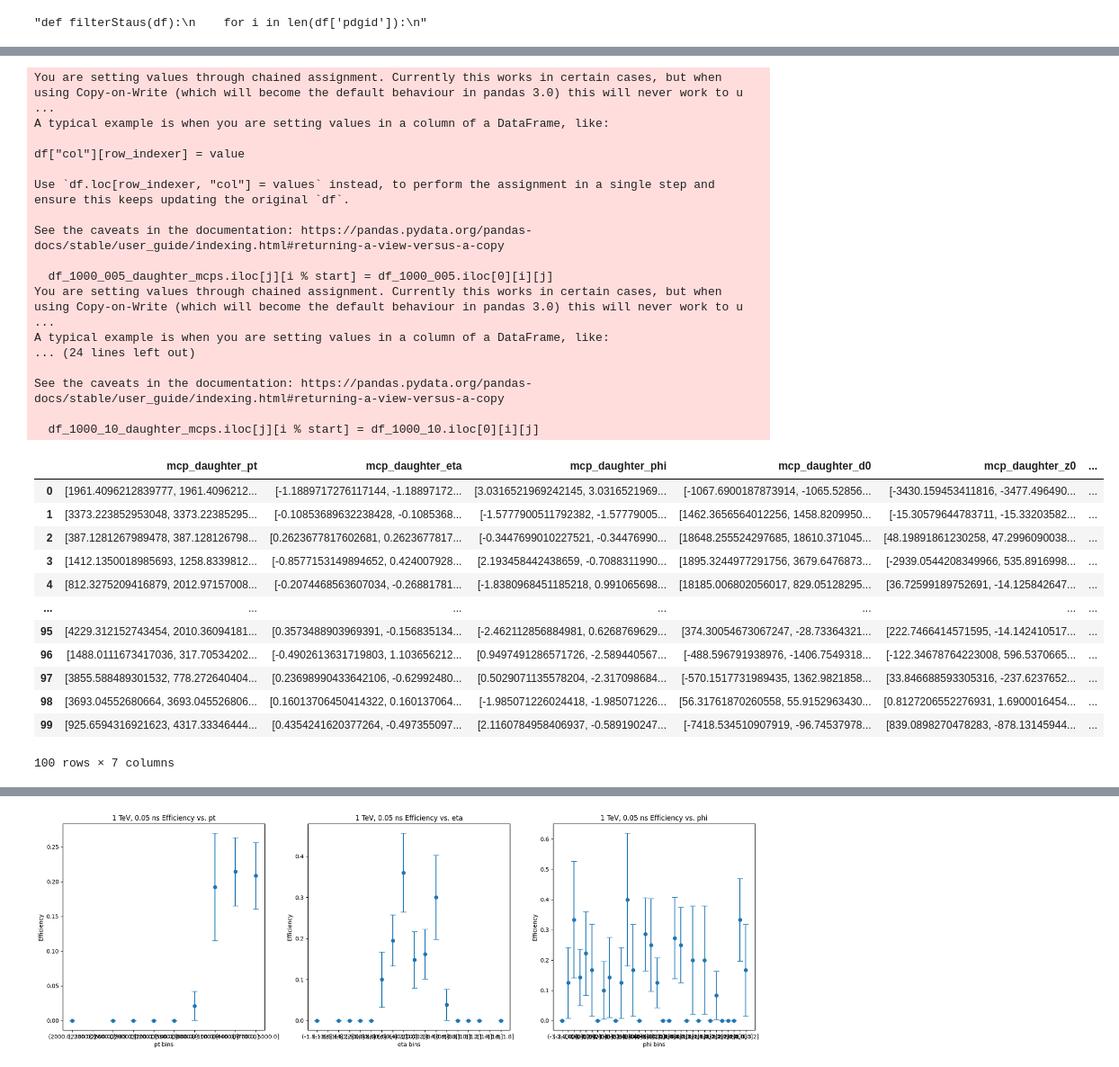
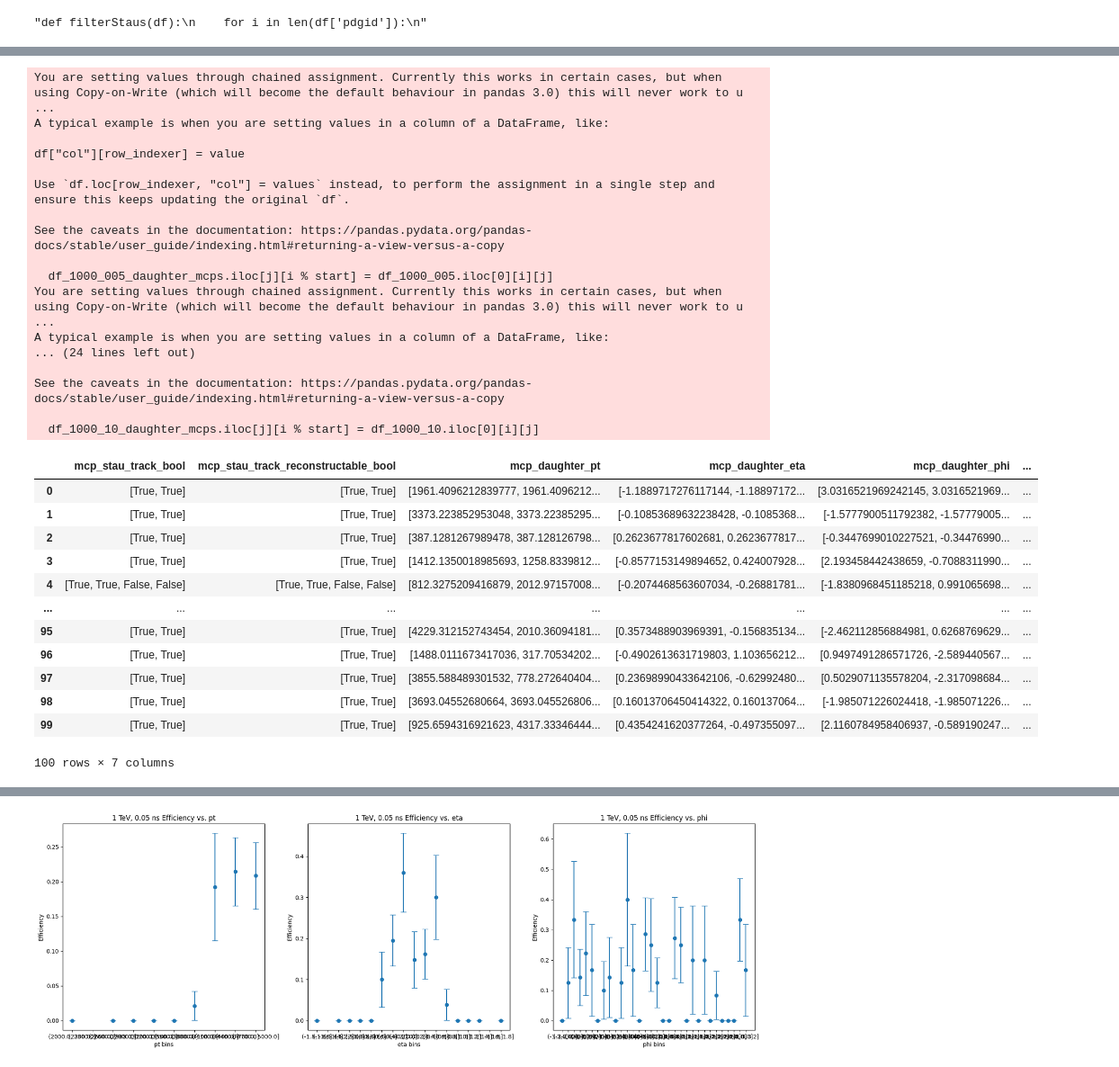
Before and after one commit to kdp-lab/MarkLLPCode, a Jupyter notebook: reco/reco_json_analyzer.ipynb, the cells around one changed output, grey strips where cells are left out. Shown: that part at 90% size. Drawn from its saved outputs; the diff is of its cells as text; code cells hidden in the pictures.

```diff
--- a/reco/reco_json_analyzer.ipynb
+++ b/reco/reco_json_analyzer.ipynb
@@ -61,10 +61,10 @@ def plot1DHistogram(data,bins,scale='linear',label=""):
 "def filterStaus(df):\n    for i in len(df['pdgid']):\n"
 # %%
 ### Load files
-file_1000_005 = "1000_0.05_reco.json"
-file_1000_01 = "1000_0.1_reco.json"
-file_1000_1 = "1000_1_reco.json"
-file_1000_10 = "1000_10_reco.json"
+file_1000_005 = "1000_0.05_reco_OT.json"
+file_1000_01 = "1000_0.1_reco_OT.json"
+file_1000_1 = "1000_1_reco_OT.json"
+file_1000_10 = "1000_10_reco_OT.json"
 data_1000_005 = json.load(open(file_1000_005))
 data_1000_01 = json.load(open(file_1000_01))
 data_1000_1 = json.load(open(file_1000_1))
@@ -248,9 +261,6 @@ for i in range(start, end):
     for j in range (0, events):
         df_1000_005_daughter_mcps.iloc[j][i % start] = df_1000_005.iloc[0][i][j]
 
-rows = events
-start = 16
-end = 23
 columns = end - start
 # Extract the relevant column names from the original DataFrame
 column_names = df_1000_01.columns[start:end]
@@ -261,9 +271,6 @@ for i in range(start, end):
     for j in range (0, events):
         df_1000_01_daughter_mcps.iloc[j][i % start] = df_1000_01.iloc[0][i][j]
 
-rows = events
-start = 16
-end = 23
 columns = end - start
 # Extract the relevant column names from the original DataFrame
 column_names = df_1000_1.columns[start:end]
@@ -274,51 +281,47 @@ for i in range(start, end):
     for j in range (0, events):
         df_1000_1_daughter_mcps.iloc[j][i % start] = df_1000_1.iloc[0][i][j]
 
-### Example track association booleans for event 1 mcp_stau_track_bool, mcp_daughter_track_bool
-rows = events
-start = 16
-end = 23
 columns = end - start
 # Extract the relevant column names from the original DataFrame
 column_names = df_1000_10.columns[start:end]
 # Initialize the new DataFrame with the correct shape and column names
 df_1000_10_daughter_mcps = pd.DataFrame(index=range(rows), columns=column_names)
 
 for i in range(start, end):
     for j in range (0, events):
         #display(df_1000_005.iloc[0][i][j])
         df_1000_10_daughter_mcps.iloc[j][i % start] = df_1000_10.iloc[0][i][j]
 display(df_1000_10_daughter_mcps)
 # %% [output]
 You are setting values through chained assignment. Currently this works in certain cases, but when using Copy-on-Write (which will become the default behaviour in pandas 3.0) this will never work to u ...
 A typical example is when you are setting values in a column of a DataFrame, like:
 
 df["col"][row_indexer] = value
 
 Use `df.loc[row_indexer, "col"] = values` instead, to perform the assignment in a single step and ensure this keeps updating the original `df`.
 
 See the caveats in the documentation: https://pandas.pydata.org/pandas-docs/stable/user_guide/indexing.html#returning-a-view-versus-a-copy
 
   df_1000_005_daughter_mcps.iloc[j][i % start] = df_1000_005.iloc[0][i][j]
 You are setting values through chained assignment. Currently this works in certain cases, but when using Copy-on-Write (which will become the default behaviour in pandas 3.0) this will never work to u ...
 A typical example is when you are setting values in a column of a DataFrame, like:
 ... (24 lines left out)
 
 See the caveats in the documentation: https://pandas.pydata.org/pandas-docs/stable/user_guide/indexing.html#returning-a-view-versus-a-copy
 
   df_1000_10_daughter_mcps.iloc[j][i % start] = df_1000_10.iloc[0][i][j]
-|  | mcp_daughter_pt | mcp_daughter_eta | mcp_daughter_phi | mcp_daughter_d0 | mcp_daughter_z0 | ... |
-| 0 | [1961.4096212839777, 1961.4096212... | [-1.1889717276117144, -1.18897172... | [3.0316521969242145, 3.0316521969... | [-1067.6900187873914, -1065.52856... | [-3430.159453411816, -3477.496490... | ... |
-| 1 | [3373.223852953048, 3373.22385295... | [-0.10853689632238428, -0.1085368... | [-1.5777900511792382, -1.57779005... | [1462.3656564012256, 1458.8209950... | [-15.30579644783711, -15.33203582... | ... |
-| 2 | [387.1281267989478, 387.128126798... | [0.2623677817602681, 0.2623677817... | [-0.3447699010227521, -0.34476990... | [18648.255524297685, 18610.371045... | [48.19891861230258, 47.2996090038... | ... |
-| 3 | [1412.1350018985693, 1258.8339812... | [-0.8577153149894652, 0.424007928... | [2.193458442438659, -0.7088311990... | [1895.3244977291756, 3679.6476873... | [-2939.0544208349966, 535.8916998... | ... |
-| 4 | [812.3275209416879, 2012.97157008... | [-0.2074468563607034, -0.26881781... | [-1.8380968451185218, 0.991065698... | [18185.006802056017, 829.05128295... | [36.72599189752691, -14.125842647... | ... |
+|  | mcp_stau_track_bool | mcp_stau_track_reconstructable_bool | mcp_daughter_pt | mcp_daughter_eta | mcp_daughter_phi | ... |
+| 0 | [True, True] | [True, True] | [1961.4096212839777, 1961.4096212... | [-1.1889717276117144, -1.18897172... | [3.0316521969242145, 3.0316521969... | ... |
+| 1 | [True, True] | [True, True] | [3373.223852953048, 3373.22385295... | [-0.10853689632238428, -0.1085368... | [-1.5777900511792382, -1.57779005... | ... |
+| 2 | [True, True] | [True, True] | [387.1281267989478, 387.128126798... | [0.2623677817602681, 0.2623677817... | [-0.3447699010227521, -0.34476990... | ... |
+| 3 | [True, True] | [True, True] | [1412.1350018985693, 1258.8339812... | [-0.8577153149894652, 0.424007928... | [2.193458442438659, -0.7088311990... | ... |
+| 4 | [True, True, False, False] | [True, True, False, False] | [812.3275209416879, 2012.97157008... | [-0.2074468563607034, -0.26881781... | [-1.8380968451185218, 0.991065698... | ... |
 | ... | ... | ... | ... | ... | ... | ... |
-| 95 | [4229.312152743454, 2010.36094181... | [0.3573488903969391, -0.156835134... | [-2.462112856884981, 0.6268769629... | [374.30054673067247, -28.73364321... | [222.7466414571595, -14.142410517... | ... |
-| 96 | [1488.0111673417036, 317.70534202... | [-0.4902613631719803, 1.103656212... | [0.9497491286571726, -2.589440567... | [-488.596791938976, -1406.7549318... | [-122.34678764223008, 596.5370665... | ... |
-| 97 | [3855.588489301532, 778.272640404... | [0.23698990433642106, -0.62992480... | [0.5029071135578204, -2.317098684... | [-570.1517731989435, 1362.9821858... | [33.846688593305316, -237.6237652... | ... |
-| 98 | [3693.04552680664, 3693.045526806... | [0.16013706450414322, 0.160137064... | [-1.985071226024418, -1.985071226... | [56.31761870260558, 55.9152963430... | [0.8127206552276931, 1.6900016454... | ... |
-| 99 | [925.6594316921623, 4317.33346444... | [0.4354241620377264, -0.497355097... | [2.1160784958406937, -0.589190247... | [-7418.534510907919, -96.74537978... | [839.0898270478283, -878.13145944... | ... |
+| 95 | [True, True] | [True, True] | [4229.312152743454, 2010.36094181... | [0.3573488903969391, -0.156835134... | [-2.462112856884981, 0.6268769629... | ... |
+| 96 | [True, True] | [True, True] | [1488.0111673417036, 317.70534202... | [-0.4902613631719803, 1.103656212... | [0.9497491286571726, -2.589440567... | ... |
+| 97 | [True, True] | [True, True] | [3855.588489301532, 778.272640404... | [0.23698990433642106, -0.62992480... | [0.5029071135578204, -2.317098684... | ... |
+| 98 | [True, True] | [True, True] | [3693.04552680664, 3693.045526806... | [0.16013706450414322, 0.160137064... | [-1.985071226024418, -1.985071226... | ... |
+| 99 | [True, True] | [True, True] | [925.6594316921623, 4317.33346444... | [0.4354241620377264, -0.497355097... | [2.1160784958406937, -0.589190247... | ... |
 100 rows × 7 columns
 # %%
 df_2stau_1000_005 = []
```
Also changed, not shown: parts of 12 cells of this notebook, 4 other files.
